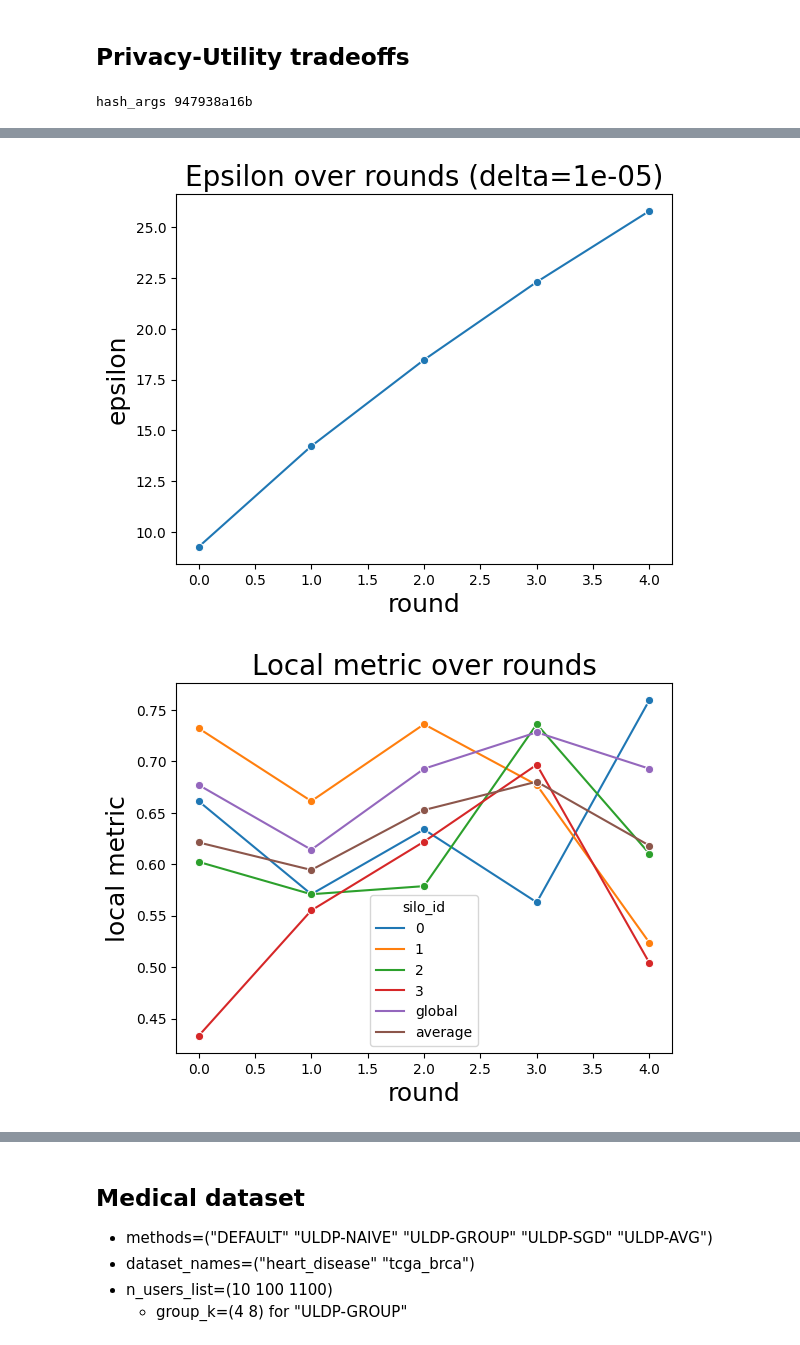
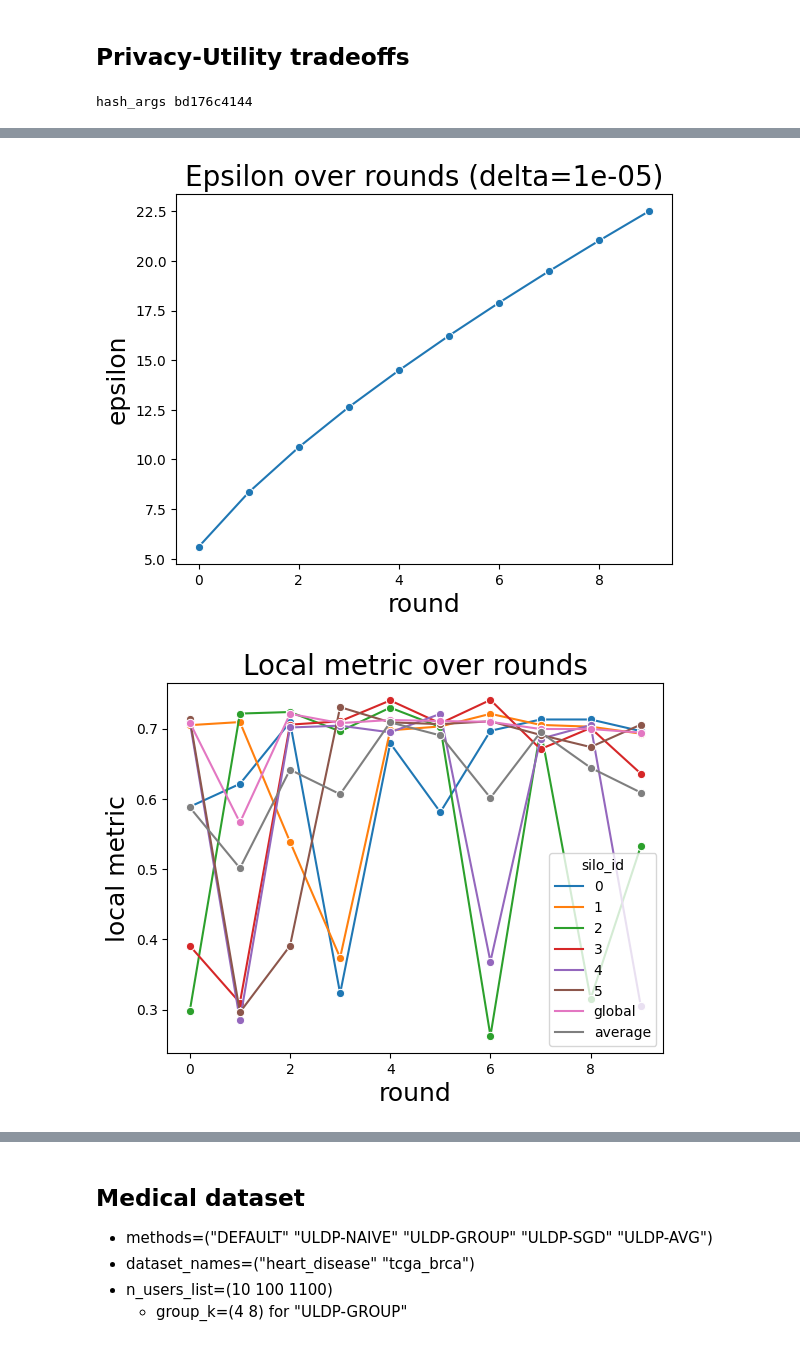
Before and after one commit to FumiyukiKato/uldp-fl, a Jupyter notebook: exp/exp_results.ipynb, the cells around one changed output, grey strips where cells are left out. Drawn from its saved outputs; the diff is of its cells as text; code cells hidden in the pictures.

```diff
--- a/exp/exp_results.ipynb
+++ b/exp/exp_results.ipynb
@@ -151,8 +151,8 @@ def plot_hps(dataset_name, method, n_users, dist):
             bbox_inches="tight",
         )
 # %%
-dataset_name = "heart_disease"
-method = "ULDP-AVG"
+dataset_name = "tcga_brca"
+method = "ULDP-SGD"
 n_users = 1100
 dist = None
 plot_hps(dataset_name, method, n_users, dist)
@@ -318,11 +316,11 @@ def plot_privacy_utility(dataset_name, method, n_users, group_k, dist):
             bbox_inches="tight",
         )
 # %%
-dataset_name = "heart_disease"
+dataset_name = "tcga_brca"
 method = "ULDP-GROUP"
-n_users = 10
+n_users = 1100
 group_k = 2
 dist = None
 plot_privacy_utility(dataset_name, method, n_users, group_k, dist)
 # %% [output]
-hash_args 947938a16b
+hash_args bd176c4144
@@ -331,2 +329,2 @@ hash_args 947938a16b
-[figure, old version]
+[figure, new version]
-[figure, old version]
+[figure, new version]
```
Also changed, not shown: parts of 5 cells of this notebook, 12 other files.
